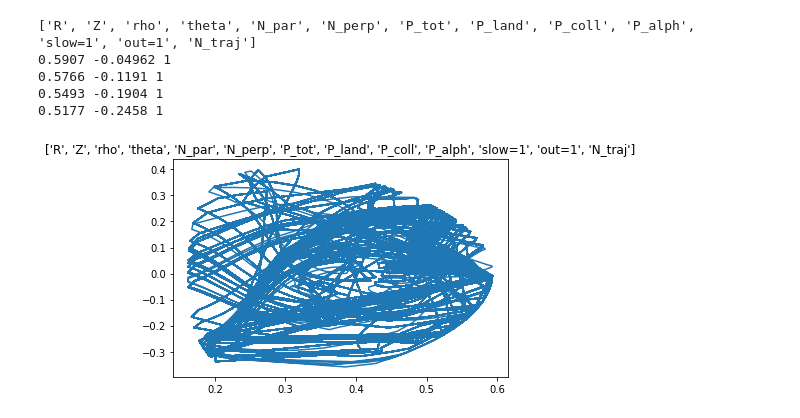
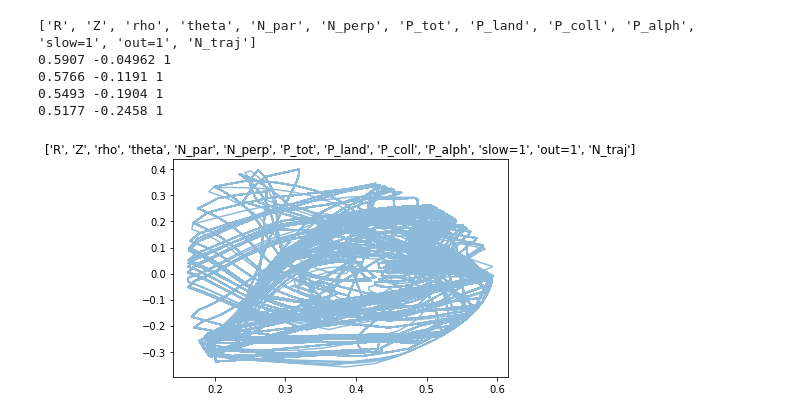
Before and after one commit to temper8/DrawPath, a Jupyter notebook: trajectory.ipynb, the cells around one changed output. Cells and saved outputs as stored; diff of their text form; code cells hidden in the pictures.

```diff
--- a/trajectory.ipynb
+++ b/trajectory.ipynb
@@ -28,7 +28,7 @@ for i in range(4):
 import matplotlib
 import matplotlib.pyplot as plt
 # %%
-plt.plot(R, Z)
+plt.plot(R, Z, alpha=0.5)
 plt.title(header);
 # %% [output]
-[figure, old version]
+[figure, new version]
```
